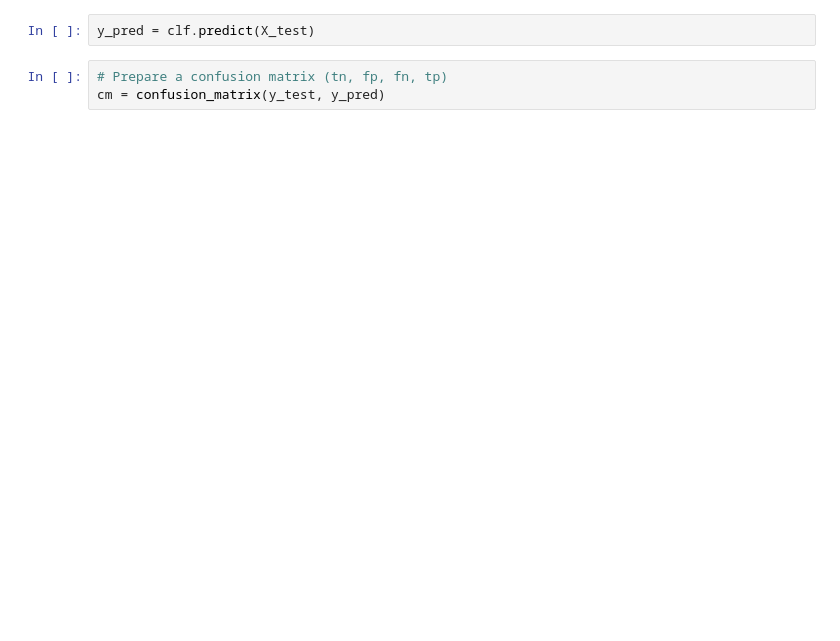
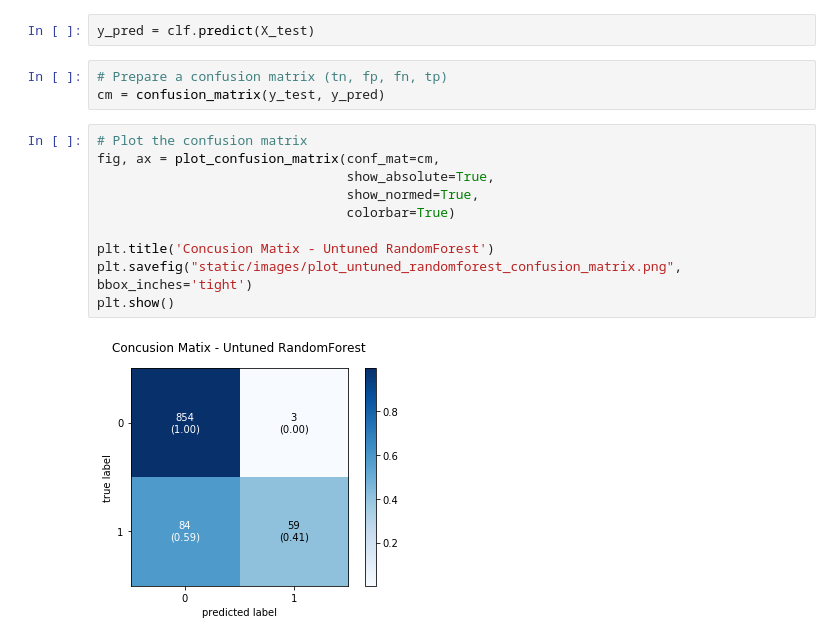
Before and after one commit to BitterScientist/bitterscientist.com, a Jupyter notebook: folders/ds_blogs/projects/customer_churn/customer_churn.ipynb, the cells around one changed output. Cells and saved outputs as stored; diff of their text form; blank space fills up the shorter version.

```diff
--- a/folders/ds_blogs/projects/customer_churn/customer_churn.ipynb
+++ b/folders/ds_blogs/projects/customer_churn/customer_churn.ipynb
@@ -212,3 +220,15 @@ y_pred = clf.predict(X_test)
 # %%
 # Prepare a confusion matrix (tn, fp, fn, tp)
 cm = confusion_matrix(y_test, y_pred)
+# %%
+# Plot the confusion matrix
+fig, ax = plot_confusion_matrix(conf_mat=cm,
+                                show_absolute=True,
+                                show_normed=True,
+                                colorbar=True)
+
+plt.title('Concusion Matix - Untuned RandomForest')
+plt.savefig("static/images/plot_untuned_randomforest_confusion_matrix.png", bbox_inches='tight')
+plt.show()
+# %% [output]
+[figure, added]
```
Also changed, not shown: parts of 18 cells of this notebook, 27 other files.
